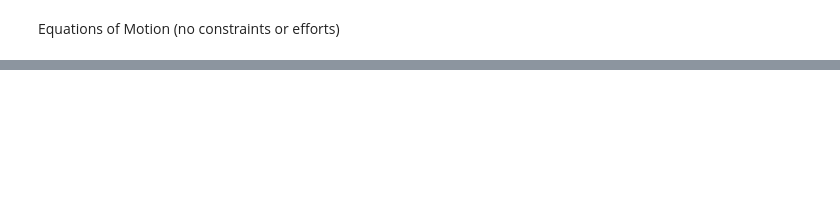
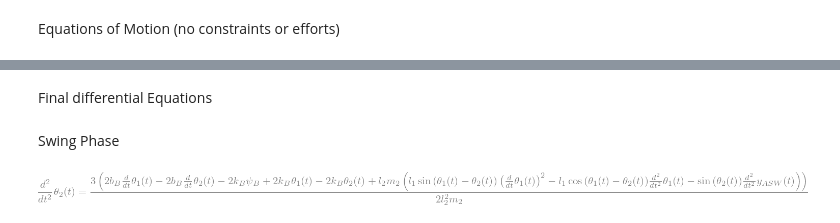
Before and after one commit to yobelabraham/ME469-Group1, a Jupyter notebook: Symbolic Computing/no_foot.ipynb, the cells around one changed output, grey strips where cells are left out. Cells and saved outputs as stored; diff of their text form; code cells hidden in the pictures; blank space fills up the shorter version.

```diff
--- a/Symbolic Computing/no_foot.ipynb
+++ b/Symbolic Computing/no_foot.ipynb
@@ -166,0 +158,8 @@ EOM_3
+# %% [markdown]
+Final differential Equations
+# %% [markdown]
+Swing Phase
+# %%
+Eq(diff(omega_2), alpha_2_SW)
+# %% [output]
+[figure, added]
```
Also changed, not shown: parts of 15 cells of this notebook.
